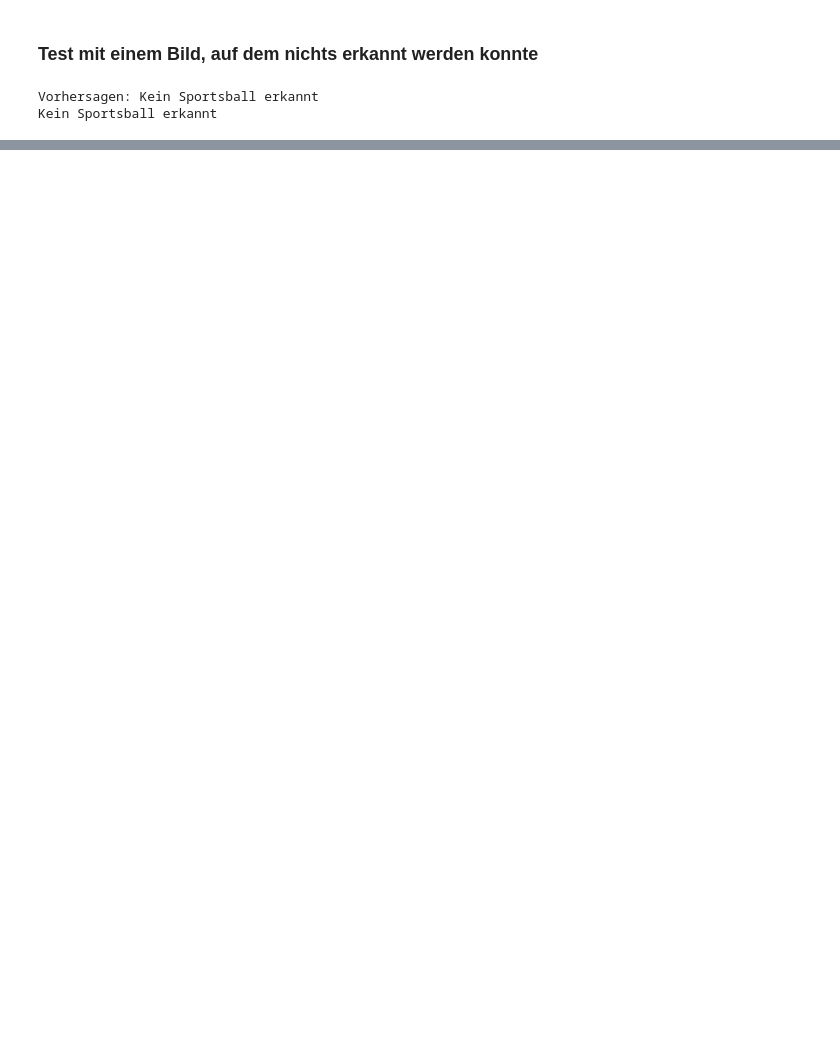
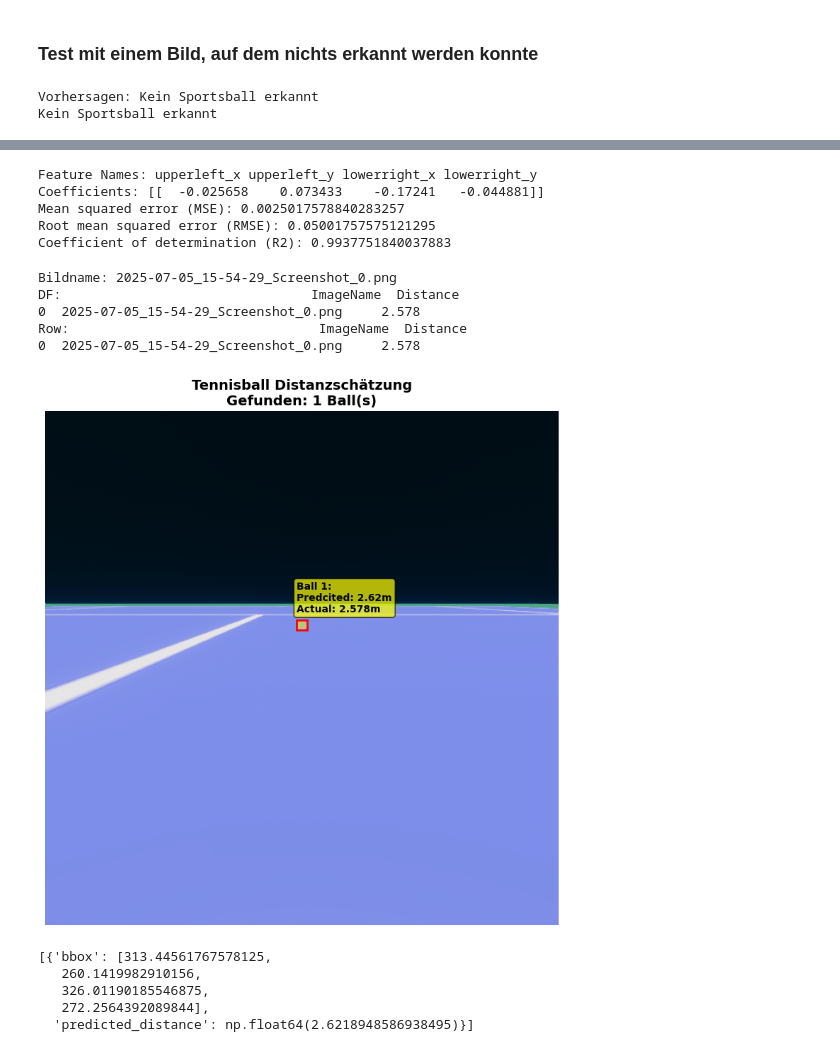
Before and after one commit to PizzaPichael/KI_und_Big_Data_Projekt_SoSe25, a Jupyter notebook: code/ballDetection/03_detect_balls_max_three_meter.ipynb, the cells around one changed output, grey strips where cells are left out. Drawn from its saved outputs; the diff is of its cells as text; code cells hidden in the pictures; blank space fills up the shorter version.

```diff
--- a/code/ballDetection/03_detect_balls_max_three_meter.ipynb
+++ b/code/ballDetection/03_detect_balls_max_three_meter.ipynb
@@ -522,0 +564,29 @@ Kein Sportsball erkannt
+# %%
+y_prediction = polynomial_model.predict(X_test)
+mse = mean_squared_error(y_test, y_prediction)
+print('Feature Names:', "upperleft_x", "upperleft_y", "lowerright_x", "lowerright_y")
+print('Coefficients:', model.coef_)
+print('Mean squared error (MSE):', mse)
+print("Root mean squared error (RMSE):", np.sqrt(mse))
+print('Coefficient of determination (R2):', r2_score(y_test, y_prediction))
+# %% [output]
+Feature Names: upperleft_x upperleft_y lowerright_x lowerright_y
+Coefficients: [[  -0.025658    0.073433    -0.17241   -0.044881]]
+Mean squared error (MSE): 0.0025017578840283257
+Root mean squared error (RMSE): 0.05001757575121295
+Coefficient of determination (R2): 0.9937751840037883
+# %%
+distance_model = polynomial_model
+visualize_prediction(yolo_model, distance_model, test_image_path, test_csv_path)
+# %% [output]
+Bildname: 2025-07-05_15-54-29_Screenshot_0.png
+DF:                                ImageName  Distance
+0  2025-07-05_15-54-29_Screenshot_0.png     2.578
+Row:                                ImageName  Distance
+0  2025-07-05_15-54-29_Screenshot_0.png     2.578
+[figure, added]
+[{'bbox': [313.44561767578125,
+   260.1419982910156,
+   326.01190185546875,
+   272.2564392089844],
+  'predicted_distance': np.float64(2.6218948586938495)}]
```
Also changed, not shown: parts of 12 cells of this notebook.
